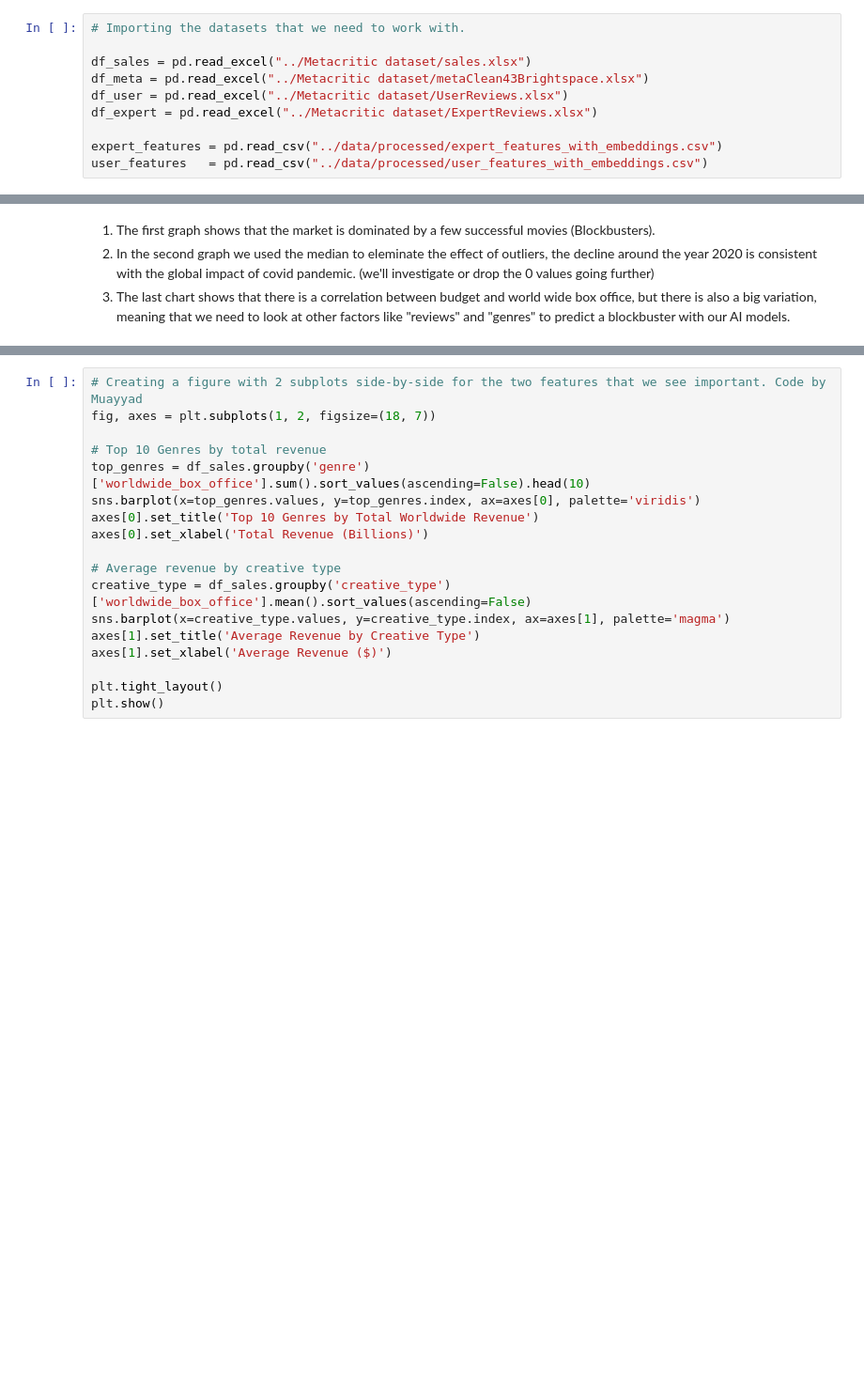
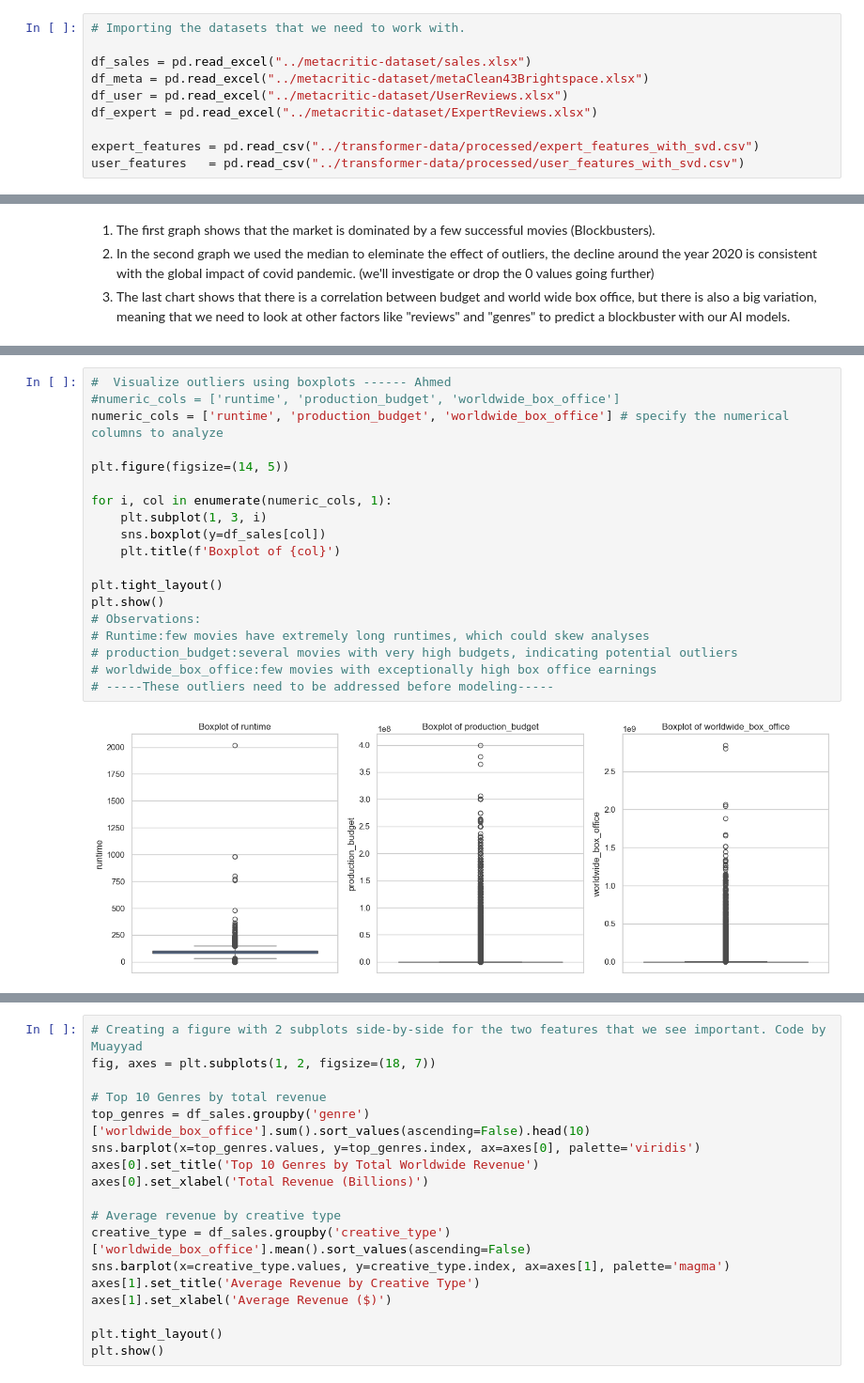
Before and after one commit to spaesey/ai-for-business-project, a Jupyter notebook: src/New EDA_Feature engineering.ipynb, the cells around one changed output, grey strips where cells are left out. Shown at 94% size. Cells and saved outputs as stored; diff of their text form; blank space fills up the shorter version.

Commit message:
Now we have one file to work with

```diff
--- a/src/New EDA_Feature engineering.ipynb
+++ b/src/New EDA_Feature engineering.ipynb
@@ -21,10 +20,10 @@ from sklearn.impute import KNNImputer # to be used for KNN (runtime imputation)
 # %%
 # Importing the datasets that we need to work with.
 
-df_sales = pd.read_excel("../Metacritic dataset/sales.xlsx")
-df_meta = pd.read_excel("../Metacritic dataset/metaClean43Brightspace.xlsx")
-df_user = pd.read_excel("../Metacritic dataset/UserReviews.xlsx")
-df_expert = pd.read_excel("../Metacritic dataset/ExpertReviews.xlsx")
+df_sales = pd.read_excel("../metacritic-dataset/sales.xlsx")
+df_meta = pd.read_excel("../metacritic-dataset/metaClean43Brightspace.xlsx")
+df_user = pd.read_excel("../metacritic-dataset/UserReviews.xlsx")
+df_expert = pd.read_excel("../metacritic-dataset/ExpertReviews.xlsx")
 
-expert_features = pd.read_csv("../data/processed/expert_features_with_embeddings.csv")
-user_features   = pd.read_csv("../data/processed/user_features_with_embeddings.csv")
+expert_features = pd.read_csv("../transformer-data/processed/expert_features_with_svd.csv")
+user_features   = pd.read_csv("../transformer-data/processed/user_features_with_svd.csv")
@@ -279,0 +660,21 @@ plt.show()
+# %%
+#  Visualize outliers using boxplots ------ Ahmed
+#numeric_cols = ['runtime', 'production_budget', 'worldwide_box_office']
+numeric_cols = ['runtime', 'production_budget', 'worldwide_box_office'] # specify the numerical columns to analyze
+
+plt.figure(figsize=(14, 5))
+
+for i, col in enumerate(numeric_cols, 1):
+    plt.subplot(1, 3, i)
+    sns.boxplot(y=df_sales[col])
+    plt.title(f'Boxplot of {col}')
+
+plt.tight_layout()
+plt.show()
+# Observations:
+# Runtime:few movies have extremely long runtimes, which could skew analyses
+# production_budget:several movies with very high budgets, indicating potential outliers
+# worldwide_box_office:few movies with exceptionally high box office earnings
+# -----These outliers need to be addressed before modeling-----
+# %% [output]
+[figure, added]
```
Also changed, not shown: parts of 61 cells of this notebook, 30 other files.
